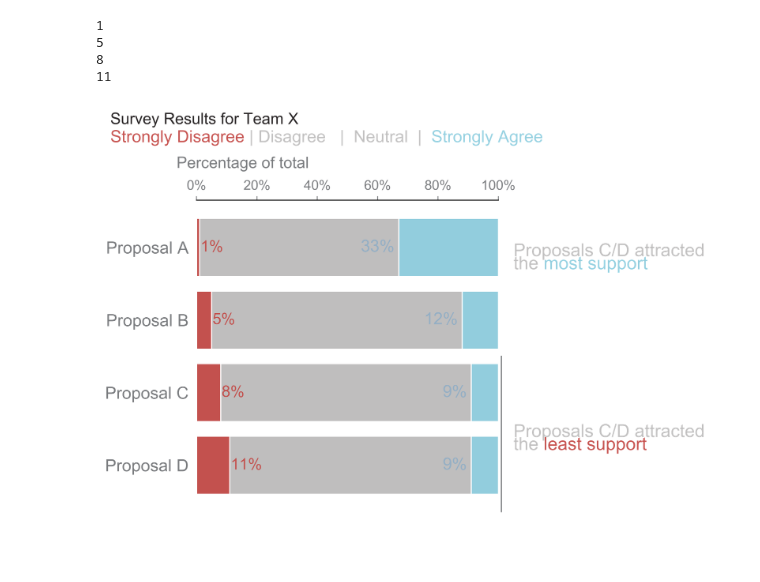
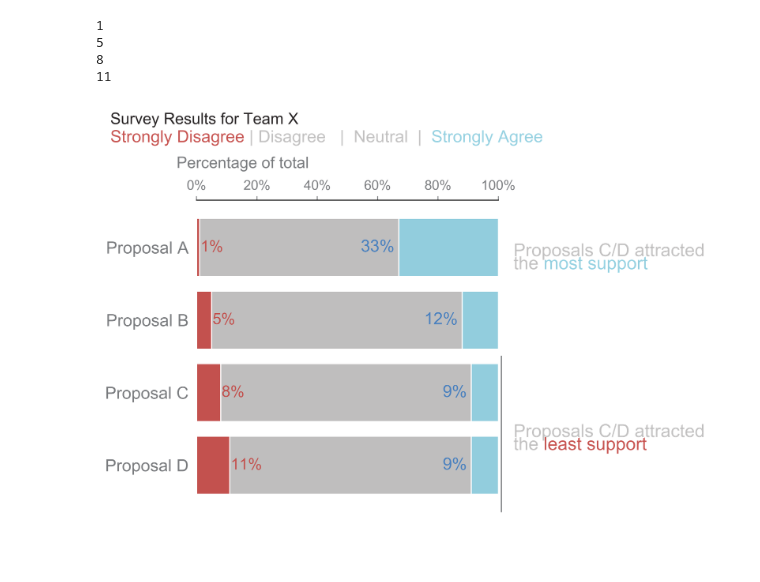
Before and after one commit to steed360/Data-Wrangling-And-Visualisation-Toolkits, a Jupyter notebook: Data Visualisation/Seaborn/Survey_Response v2.ipynb, the cells around one changed output. Drawn from its saved outputs; the diff is of its cells as text; code cells hidden in the pictures.

```diff
--- a/Data Visualisation/Seaborn/Survey_Response v2.ipynb
+++ b/Data Visualisation/Seaborn/Survey_Response v2.ipynb
@@ -139,32 +139,32 @@ ax.tick_params (axis='y', width=0 ,labelsize=15, colors=GRAY5)
 ax.set_xlim (0,102)
 ax.tick_params(axis="x", direction="out", colors=GRAY5)
 ax.tick_params(axis="x", labelcolor=GRAY5, labelsize=12,  labeltop=True)
 
 # Add in bottom data and top labels. Coords are x, y
 
 for i,name in (enumerate(df.Item)) :
 
     x_val =  df.Data_Bottom[3-i] # 3- because the data frame has been sorted.
     ax.text( x_val + 0.3 , i , str(x_val) + '%',     ha='left',  va='center', fontsize=14,color= RED1 )
 
     # Annotate Data Top
     x_val =  df.Data_Top[3-i] # the data label.
-    ax.text( (100- x_val)- 1.4 , i , str(x_val) + '%' ,     ha='right',  va='center', fontsize=15,color= BLUE4 )
+    ax.text( (100- x_val)- 1.4 , i , str(x_val) + '%' ,     ha='right',  va='center', fontsize=15,color= BLUE2 )
 
 # .. Axis Title
 ax.xaxis.set_label_coords(0.15, 1.14)
 plt.xlabel('Percentage of total',fontsize=14,color =GRAY5)
 #fig.canvas.draw() # this is essential
 
 fig.canvas.draw() # this is essential to extract the label values...
 labels = [item.get_text() + '%'  for item in ax.get_xticklabels()]
 ax.set_xticklabels(labels)
 
 ax.spines['top'].set_bounds(0, 100)
 
 ax.legend().set_visible(False)
 sns.despine (left=True, top=False, bottom=True)
 
 plt.savefig ('plots/survey_results1')
 # %% [output]
-[figure, old version]
+[figure, new version]
```
Also changed, not shown: 2 other files.
